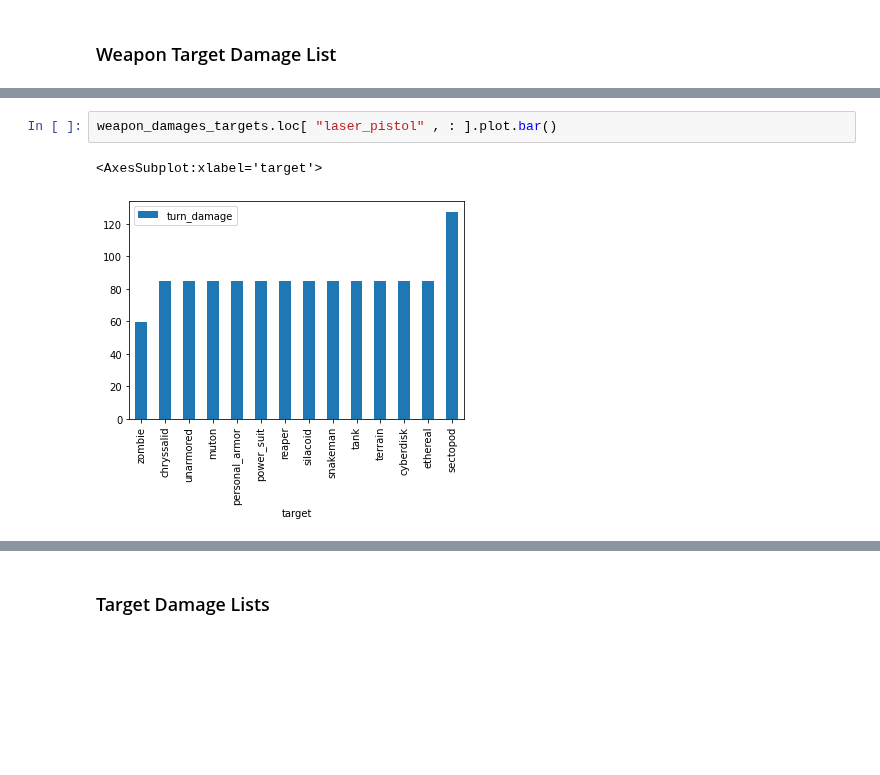
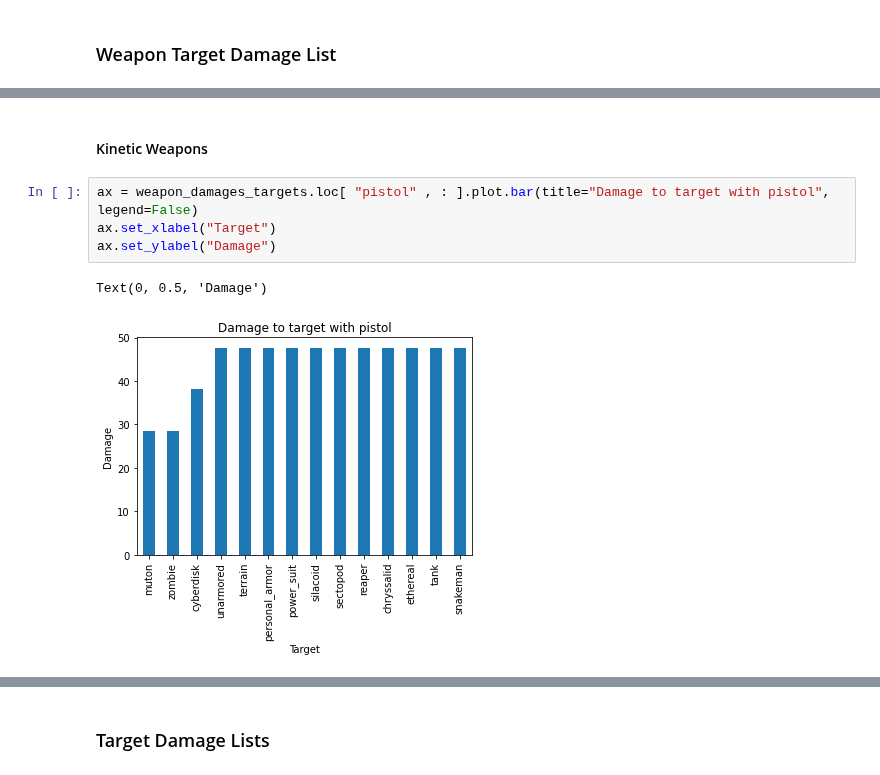
Before and after one commit to Bernardo-MG/xcom-analysis-jupyter-notebook, a Jupyter notebook: enemy_unknown/weapon_analysis.ipynb, the cells around one changed output, grey strips where cells are left out. Drawn from its saved outputs; the diff is of its cells as text; blank space fills up the shorter version.

Commit message:
Added visualization for more weapons

```diff
--- a/enemy_unknown/weapon_analysis.ipynb
+++ b/enemy_unknown/weapon_analysis.ipynb
@@ -493,5 +488,9 @@ weapon_damages_targets.loc[ "pistol" , : ].plot.bar()
-# %%
-weapon_damages_targets.loc[ "laser_pistol" , : ].plot.bar()
-# %% [output]
-<AxesSubplot:xlabel='target'>
-[figure, removed]
+# %% [markdown]
+#### Kinetic Weapons
+# %%
+ax = weapon_damages_targets.loc[ "pistol" , : ].plot.bar(title="Damage to target with pistol", legend=False)
+ax.set_xlabel("Target")
+ax.set_ylabel("Damage")
+# %% [output]
+Text(0, 0.5, 'Damage')
+[figure, added]
```
Also changed, not shown: parts of 28 cells of this notebook.
